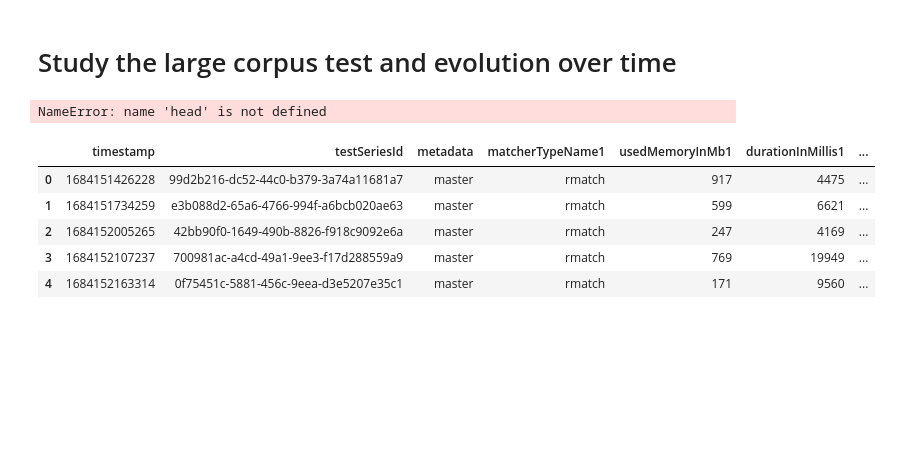
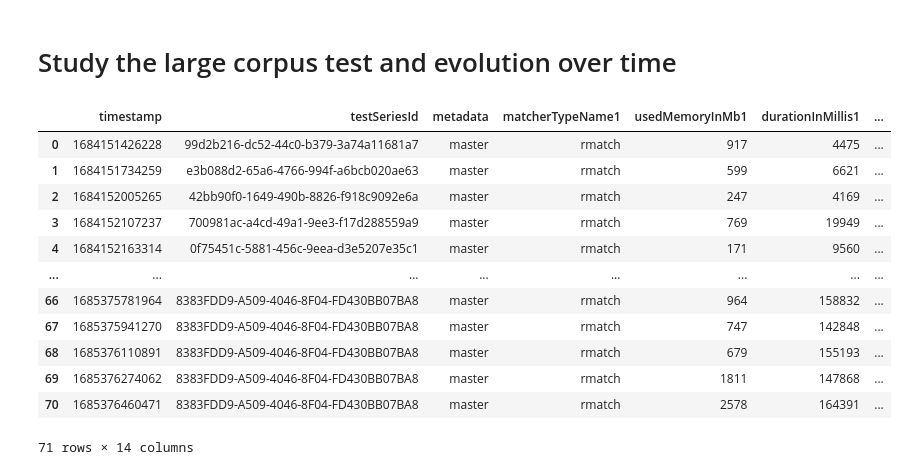
Before and after one commit to la3lma/rmatch, a Jupyter notebook: benchmarks.ipynb, the cells around one changed output. Cells and saved outputs as stored; diff of their text form; code cells hidden in the pictures; blank space fills up the shorter version.

Commit message:
Getting some files from master

```diff
--- a/benchmarks.ipynb
+++ b/benchmarks.ipynb
@@ -79,17 +79,20 @@ df[" regexMillis"].mean()
 # Study the large corpus test and evolution over time
 # %%
 largeCorpusDf = pd.read_csv('./rmatch-tester/logs/large-corpus-log.csv')
-# %%
-head(largeCorpusDf)
-# %% [output]
-NameError: name 'head' is not defined
 # %%
-largeCorpusDf.head()
+largeCorpusDf
 # %% [output]
 |  | timestamp | testSeriesId | metadata | matcherTypeName1 | usedMemoryInMb1 | durationInMillis1 | ... |
 | 0 | 1684151426228 | 99d2b216-dc52-44c0-b379-3a74a11681a7 | master | rmatch | 917 | 4475 | ... |
 | 1 | 1684151734259 | e3b088d2-65a6-4766-994f-a6bcb020ae63 | master | rmatch | 599 | 6621 | ... |
 | 2 | 1684152005265 | 42bb90f0-1649-490b-8826-f918c9092e6a | master | rmatch | 247 | 4169 | ... |
 | 3 | 1684152107237 | 700981ac-a4cd-49a1-9ee3-f17d288559a9 | master | rmatch | 769 | 19949 | ... |
 | 4 | 1684152163314 | 0f75451c-5881-456c-9eea-d3e5207e35c1 | master | rmatch | 171 | 9560 | ... |
+| ... | ... | ... | ... | ... | ... | ... | ... |
+| 66 | 1685375781964 | 8383FDD9-A509-4046-8F04-FD430BB07BA8 | master | rmatch | 964 | 158832 | ... |
+| 67 | 1685375941270 | 8383FDD9-A509-4046-8F04-FD430BB07BA8 | master | rmatch | 747 | 142848 | ... |
+| 68 | 1685376110891 | 8383FDD9-A509-4046-8F04-FD430BB07BA8 | master | rmatch | 679 | 155193 | ... |
+| 69 | 1685376274062 | 8383FDD9-A509-4046-8F04-FD430BB07BA8 | master | rmatch | 1811 | 147868 | ... |
+| 70 | 1685376460471 | 8383FDD9-A509-4046-8F04-FD430BB07BA8 | master | rmatch | 2578 | 164391 | ... |
+71 rows × 14 columns
 # %%
```
Also changed, not shown: parts of 15 cells of this notebook, 3 other files.
